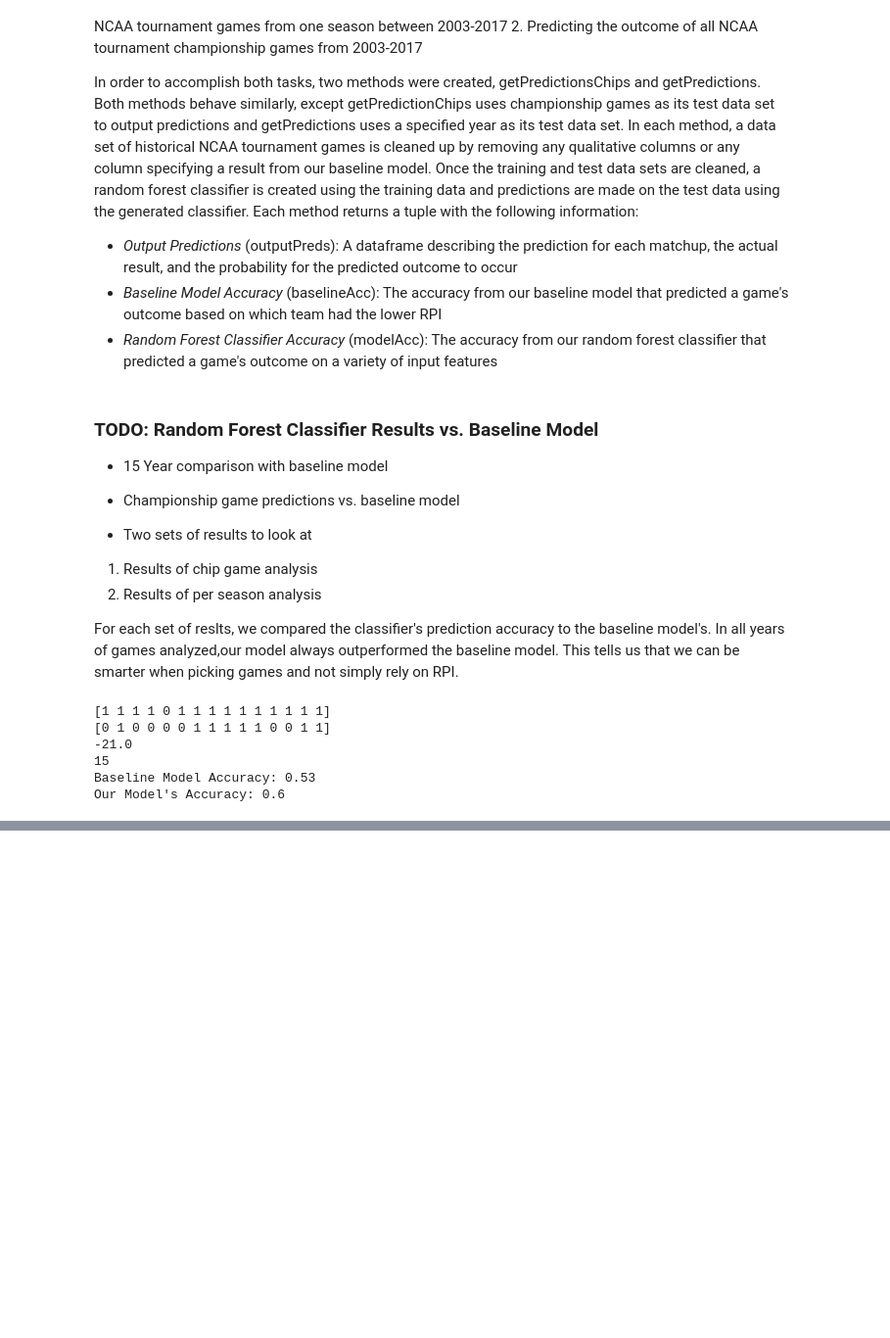
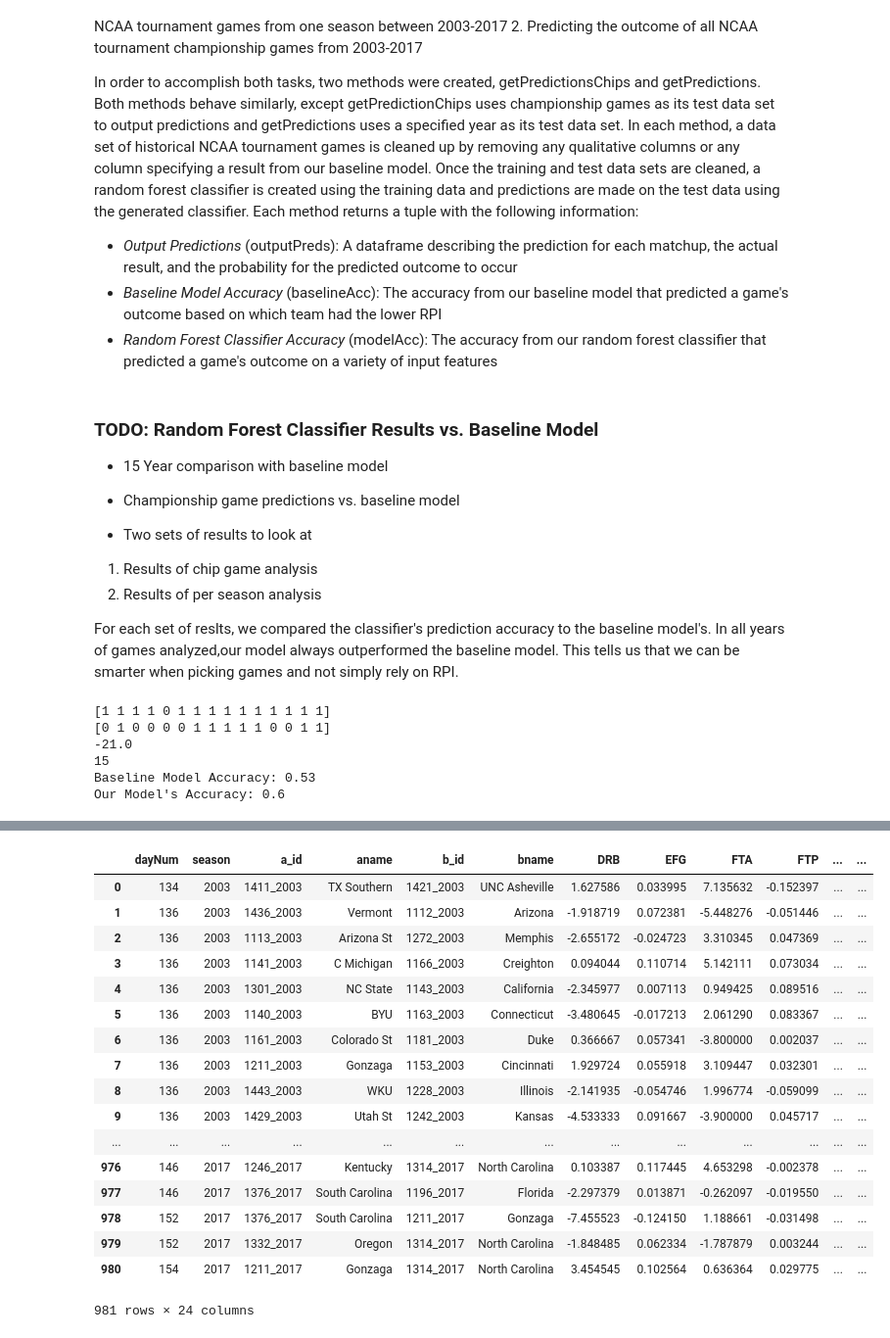
Before and after one commit to dlernz/march_madness, a Jupyter notebook: Predicting March Madness Games using Random Forests.ipynb, the cells around one changed output, grey strips where cells are left out. Shown at 98% size. Cells and saved outputs as stored; diff of their text form; code cells hidden in the pictures; blank space fills up the shorter version.

```diff
--- a/Predicting March Madness Games using Random Forests.ipynb
+++ b/Predicting March Madness Games using Random Forests.ipynb
@@ -354,7 +354,7 @@ def sortRowBySeed(matchup):
 
 def findDeltasForMatch(matchup):
     numCols = matchup.shape[0]
-    return list(matchup.iloc[0:6].values) + list(matchup.iloc[6:22].values - matchup.iloc[22:numCols - 3].values) + list(matchup.iloc[numCols - 3:numCols].values)
+    return list(matchup.iloc[0:6].values) + list(matchup.iloc[6:22].values - matchup.iloc[22:numCols - 3].values) + [matchup.iloc[numCols - 3] - matchup.iloc[numCols - 2]] + [matchup.iloc[numCols - 1]]
 # %%
 def sortMatchups(matchups):
 #     matchups["baseline"] = matchups["wRPI"] < matchups["lRPI"]
@@ -380,7 +380,7 @@ def findAllDeltas(matchups):
     deltas = matchups.apply(findDeltasForMatch, axis = 1, result_type = "expand")
     colNames = list(matchups.columns[0:6]) + ["DRB", "EFG", "FTA", "FTP", "MOL", "MOV", "ORB", "POSS", "RPI",
                                              "TO", "TOF", "confTourneyWins", "dEff", "numGamesPlayed", "oEff",
-                                             "winsVsTourney", "b_seed", "a_seed", "baseline"]
+                                             "winsVsTourney", "seed", "baseline"]
     deltas.columns = colNames
     return deltas
 
@@ -398,10 +398,30 @@ def mergeRankings(matchups):
 # %%
 matchups = getMatchupData()
 seededMatches = mergeRankings(matchups)
 sortedMatches = sortMatchups(seededMatches)
 deltas = pd.DataFrame(findAllDeltas(sortedMatches))
+deltas
 
-pd.DataFrame(deltas).to_csv("data/output/matchupDeltas_with_seeds.csv", index=False, header=True)
+# pd.DataFrame(deltas).to_csv("data/output/matchupDeltas_with_seeds.csv", index=False, header=True)
+# %% [output]
+|  | dayNum | season | a_id | aname | b_id | bname | DRB | EFG | FTA | FTP | ... | ... |
+| 0 | 134 | 2003 | 1411_2003 | TX Southern | 1421_2003 | UNC Asheville | 1.627586 | 0.033995 | 7.135632 | -0.152397 | ... | ... |
+| 1 | 136 | 2003 | 1436_2003 | Vermont | 1112_2003 | Arizona | -1.918719 | 0.072381 | -5.448276 | -0.051446 | ... | ... |
+| 2 | 136 | 2003 | 1113_2003 | Arizona St | 1272_2003 | Memphis | -2.655172 | -0.024723 | 3.310345 | 0.047369 | ... | ... |
+| 3 | 136 | 2003 | 1141_2003 | C Michigan | 1166_2003 | Creighton | 0.094044 | 0.110714 | 5.142111 | 0.073034 | ... | ... |
+| 4 | 136 | 2003 | 1301_2003 | NC State | 1143_2003 | California | -2.345977 | 0.007113 | 0.949425 | 0.089516 | ... | ... |
+| 5 | 136 | 2003 | 1140_2003 | BYU | 1163_2003 | Connecticut | -3.480645 | -0.017213 | 2.061290 | 0.083367 | ... | ... |
+| 6 | 136 | 2003 | 1161_2003 | Colorado St | 1181_2003 | Duke | 0.366667 | 0.057341 | -3.800000 | 0.002037 | ... | ... |
+| 7 | 136 | 2003 | 1211_2003 | Gonzaga | 1153_2003 | Cincinnati | 1.929724 | 0.055918 | 3.109447 | 0.032301 | ... | ... |
+| 8 | 136 | 2003 | 1443_2003 | WKU | 1228_2003 | Illinois | -2.141935 | -0.054746 | 1.996774 | -0.059099 | ... | ... |
+| 9 | 136 | 2003 | 1429_2003 | Utah St | 1242_2003 | Kansas | -4.533333 | 0.091667 | -3.900000 | 0.045717 | ... | ... |
+| ... | ... | ... | ... | ... | ... | ... | ... | ... | ... | ... | ... | ... |
+| 976 | 146 | 2017 | 1246_2017 | Kentucky | 1314_2017 | North Carolina | 0.103387 | 0.117445 | 4.653298 | -0.002378 | ... | ... |
+| 977 | 146 | 2017 | 1376_2017 | South Carolina | 1196_2017 | Florida | -2.297379 | 0.013871 | -0.262097 | -0.019550 | ... | ... |
+| 978 | 152 | 2017 | 1376_2017 | South Carolina | 1211_2017 | Gonzaga | -7.455523 | -0.124150 | 1.188661 | -0.031498 | ... | ... |
+| 979 | 152 | 2017 | 1332_2017 | Oregon | 1314_2017 | North Carolina | -1.848485 | 0.062334 | -1.787879 | 0.003244 | ... | ... |
+| 980 | 154 | 2017 | 1211_2017 | Gonzaga | 1314_2017 | North Carolina | 3.454545 | 0.102564 | 0.636364 | 0.029775 | ... | ... |
+981 rows × 24 columns
 # %%
 import pandas as pd
 import numpy as np
```
Also changed, not shown: parts of 3 cells of this notebook.
